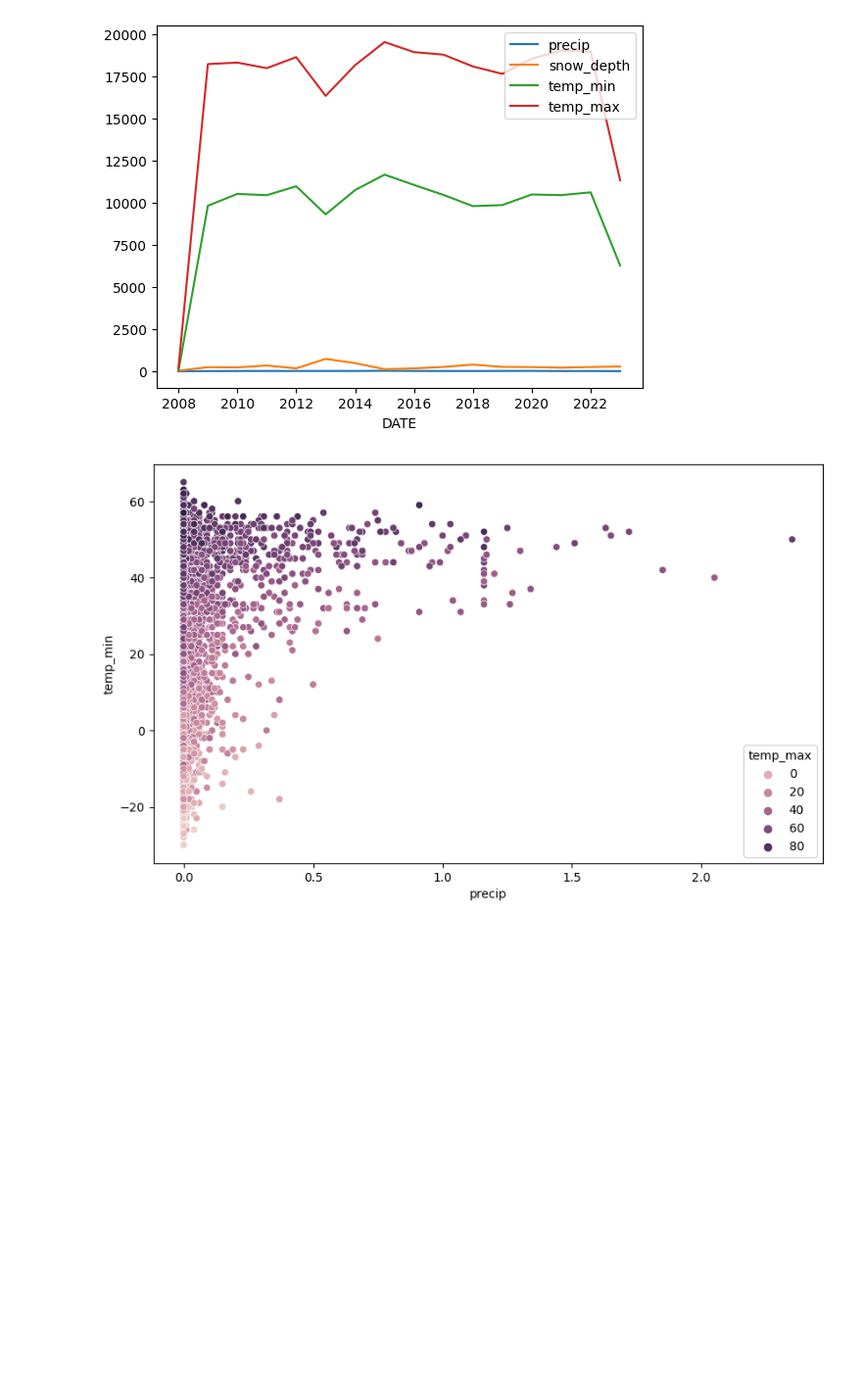
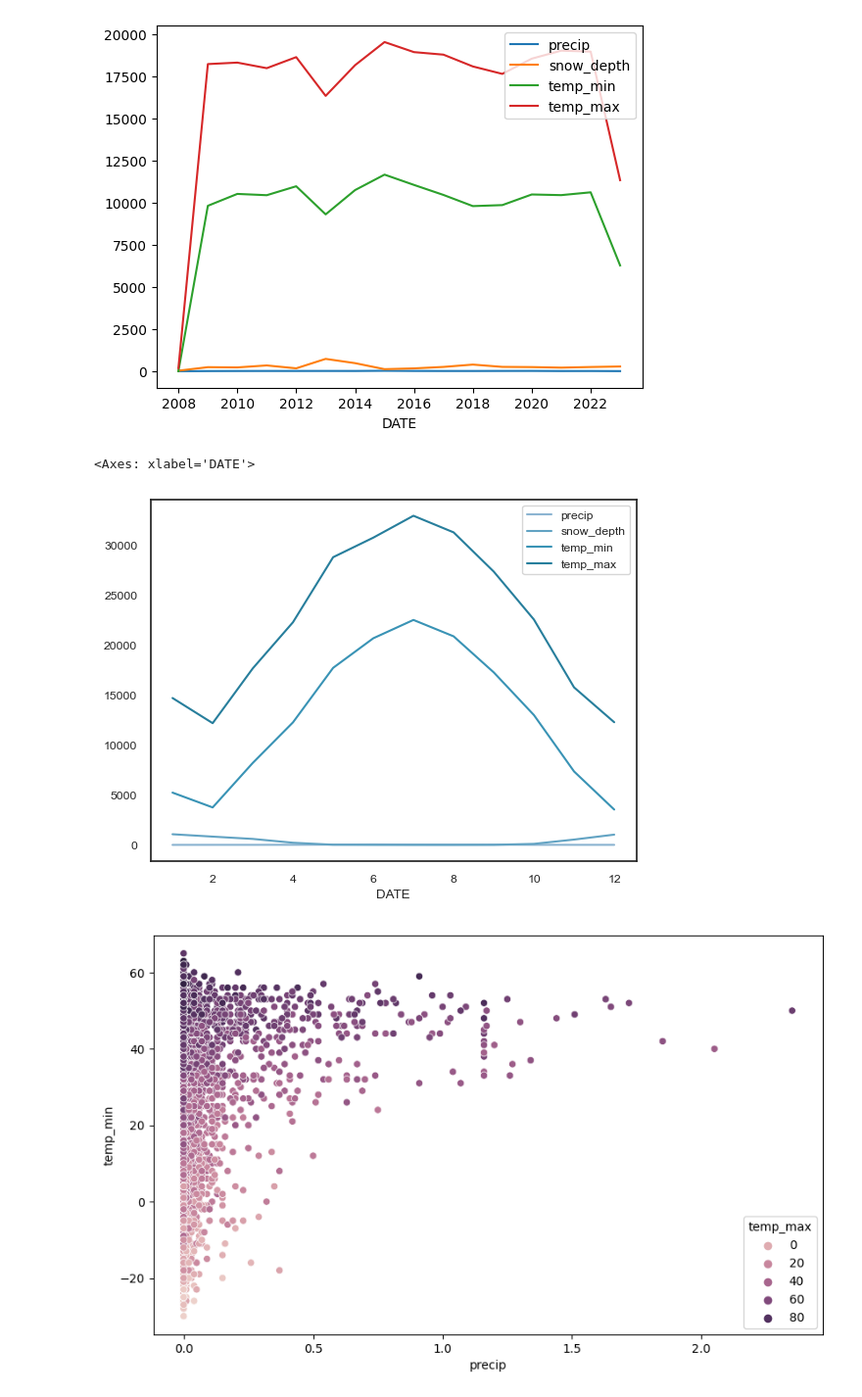
Before and after one commit to Oluyomy/Final_Lhl_Project, a Jupyter notebook: TimeweatherNOA0806snow all.ipynb, the cells around one changed output. Shown at 98% size. Cells and saved outputs as stored; diff of their text form; code cells hidden in the pictures; blank space fills up the shorter version.

```diff
--- a/TimeweatherNOA0806snow all.ipynb
+++ b/TimeweatherNOA0806snow all.ipynb
@@ -475,6 +475,11 @@ Calgary1c_df.groupby(Calgary1c_df.index.year).sum()[["precip", "snow_depth", "te
 # %% [output]
 <Axes: xlabel='DATE'>
 [figure]
+# %%
+Calgary1c_df.groupby(Calgary1c_df.index.month).sum()[["precip", "snow_depth", "temp_min", "temp_max"]].plot()
+# %% [output]
+<Axes: xlabel='DATE'>
+[figure, added]
 # %%
 import matplotlib.pyplot as plt
 import seaborn as sns
```
Also changed, not shown: 1 other file.
